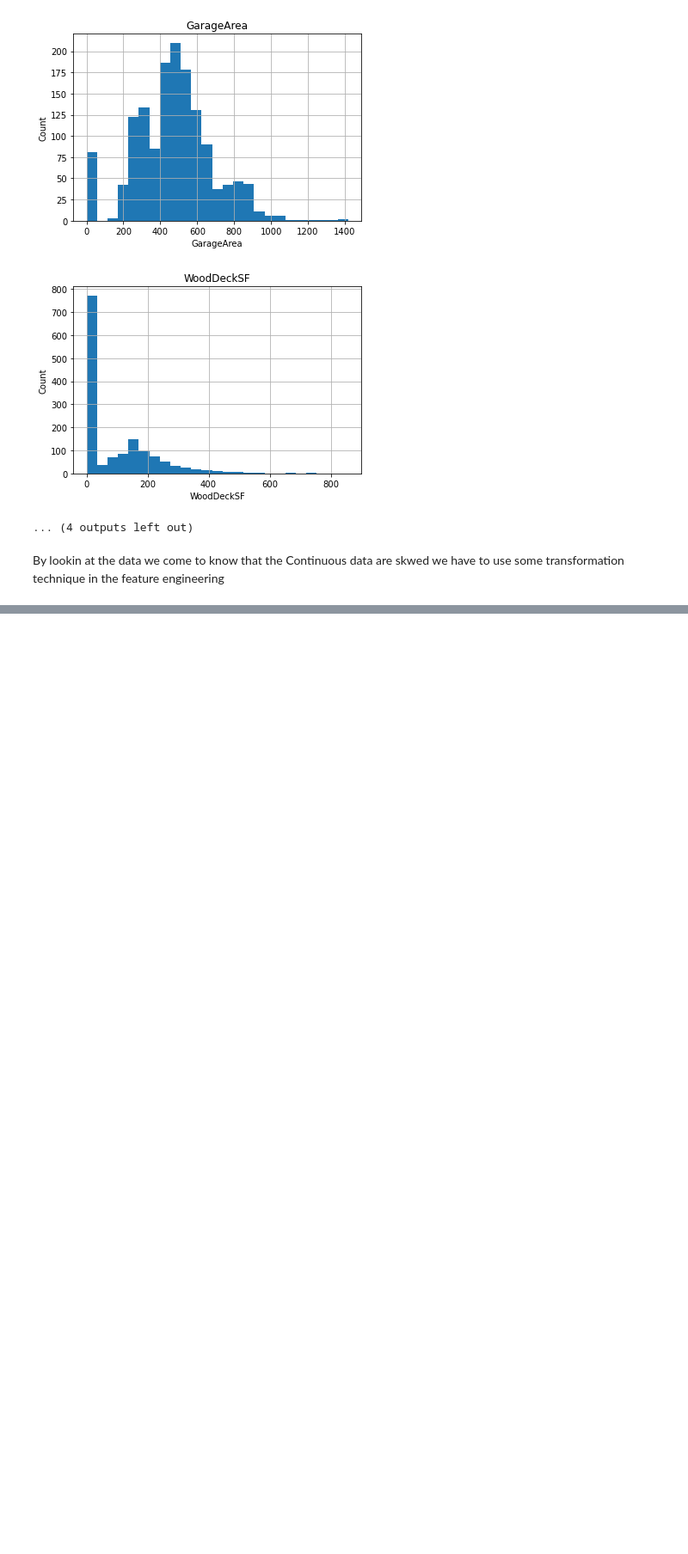
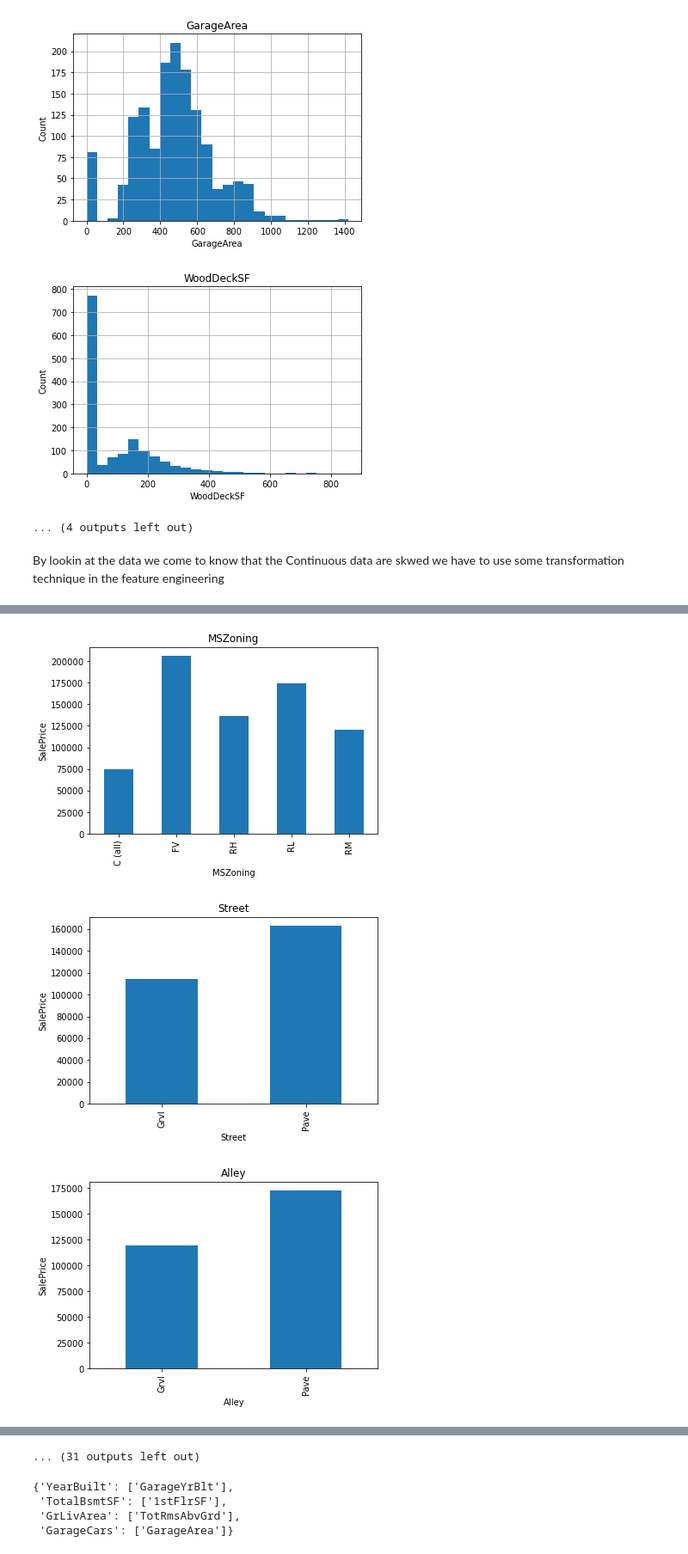
Before and after one commit to melwinmpk/House_Prices_Predict_sales_prices, a Jupyter notebook: jupyter_notebook/Exploratory Data Analysis.ipynb, the cells around one changed output, grey strips where cells are left out. Shown at 86% size. Saved outputs shown, nothing was run; the diff lists cells and outputs as text; code cells hidden in the pictures; blank space fills up the shorter version.

```diff
--- a/jupyter_notebook/Exploratory Data Analysis.ipynb
+++ b/jupyter_notebook/Exploratory Data Analysis.ipynb
@@ -211,0 +250,3 @@ By lookin at the data we come to know that the Continuous data are skwed we have
+# %%
+categorical_features = [feature for feature in test_data.columns if data[feature].dtypes=='O']
+categorical_features
@@ -211,0 +271,3 @@ By lookin at the data we come to know that the Continuous data are skwed we have
+# %%
+for feature in categorical_features:
+    print(f" {feature} => {len(test_data[feature].unique())}")
@@ -211,0 +292,12 @@ By lookin at the data we come to know that the Continuous data are skwed we have
+# %%
+for feature in categorical_features:
+    data=test_data.copy()
+    data.groupby(feature)['SalePrice'].median().plot.bar()
+    plt.xlabel(feature)
+    plt.ylabel('SalePrice')
+    plt.title(feature)
+    plt.show()
+# %% [output]
+[figure, added]
+[figure, added]
+[figure, added]
@@ -211,0 +313 @@ By lookin at the data we come to know that the Continuous data are skwed we have
+... (31 outputs left out)
@@ -211,0 +331,9 @@ By lookin at the data we come to know that the Continuous data are skwed we have
+# %%
+# To check the highly Coorilated Values
+lst = [i for i in test_data.columns if (i != 'SalePrice' and test_data[i].dtype != 'O')]
+coorilation_detection(test_data, lst)
+# %% [output]
+{'YearBuilt': ['GarageYrBlt'],
+ 'TotalBsmtSF': ['1stFlrSF'],
+ 'GrLivArea': ['TotRmsAbvGrd'],
+ 'GarageCars': ['GarageArea']}
```
Also changed, not shown: parts of 9 cells of this notebook, 1 other file.
